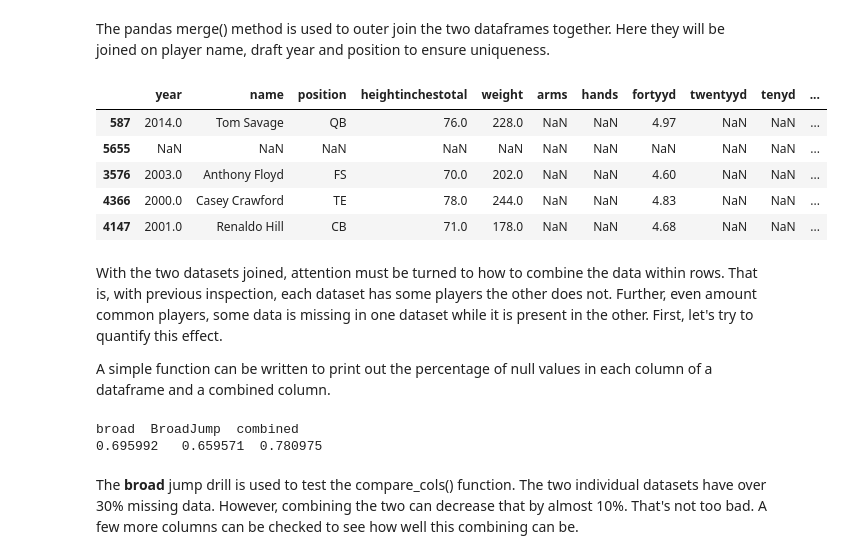
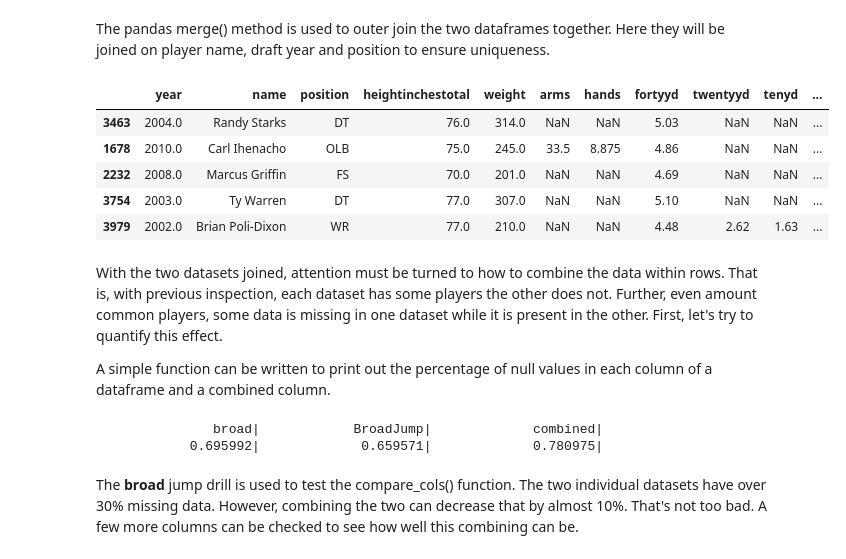
Before and after one commit to pjandir/CapstoneProject1, a Jupyter notebook: data-wrangling.ipynb, the cells around one changed output. Drawn from its saved outputs; the diff is of its cells as text; code cells hidden in the pictures.

```diff
--- a/data-wrangling.ipynb
+++ b/data-wrangling.ipynb
@@ -304,21 +310,22 @@ df_sr.groupby("Year").apply(lambda x: x.notnull().mean()).T
 # %% [markdown]
 The pandas merge() method is used to outer join the two dataframes together. Here they will be joined on player name, draft year and position to ensure uniqueness.
 # %%
-df2 = df.merge(df_sr, left_on=['name','year','position'], right_on=['Player','Year','Pos'], how='outer', indicator=True)
+df2 = df.merge(df_sr, left_on=['name','year','position'], right_on=['Player','Year','Pos'],
+               how='outer', indicator=True)
 df2.sample(5)
 # %% [output]
 |  | year | name | position | heightinchestotal | weight | arms | hands | fortyyd | twentyyd | tenyd | ... |
-| 587 | 2014.0 | Tom Savage | QB | 76.0 | 228.0 | NaN | NaN | 4.97 | NaN | NaN | ... |
-| 5655 | NaN | NaN | NaN | NaN | NaN | NaN | NaN | NaN | NaN | NaN | ... |
-| 3576 | 2003.0 | Anthony Floyd | FS | 70.0 | 202.0 | NaN | NaN | 4.60 | NaN | NaN | ... |
-| 4366 | 2000.0 | Casey Crawford | TE | 78.0 | 244.0 | NaN | NaN | 4.83 | NaN | NaN | ... |
-| 4147 | 2001.0 | Renaldo Hill | CB | 71.0 | 178.0 | NaN | NaN | 4.68 | NaN | NaN | ... |
+| 3463 | 2004.0 | Randy Starks | DT | 76.0 | 314.0 | NaN | NaN | 5.03 | NaN | NaN | ... |
+| 1678 | 2010.0 | Carl Ihenacho | OLB | 75.0 | 245.0 | 33.5 | 8.875 | 4.86 | NaN | NaN | ... |
+| 2232 | 2008.0 | Marcus Griffin | FS | 70.0 | 201.0 | NaN | NaN | 4.69 | NaN | NaN | ... |
+| 3754 | 2003.0 | Ty Warren | DT | 77.0 | 307.0 | NaN | NaN | 5.10 | NaN | NaN | ... |
+| 3979 | 2002.0 | Brian Poli-Dixon | WR | 77.0 | 210.0 | NaN | NaN | 4.48 | 2.62 | 1.63 | ... |
 # %% [markdown]
 With the two datasets joined, attention must be turned to how to combine the data within rows. That is, with previous inspection, each dataset has some players the other does not. Further, even amount common players, some data is missing in one dataset while it is present in the other. First, let's try to quantify this effect.
 
 A simple function can be written to print out the percentage of null values in each column of a dataframe and a combined column.
 # %%
-def compare_cols(thedf,col1,col2):
+def compare_cols(thedf, col1, col2):
     ''' Compare columns on newly joined dataframe:
         - Function expects second column to be from Sports Reference
         - Create temp df with all NaN's filled to an obvious value
@@ -334,13 +341,19 @@ def compare_cols(thedf,col1,col2):
     df_temp.replace(-1, np.nan, inplace=True)
 
     df_print = pd.DataFrame(df_temp.apply(lambda x: x.notnull().mean())).T
-    print(df_print.to_string(index=False))
 
+    #Print it out
+    for col in df_print.columns:
+        print('%20s|' % col, end=' ')
+    print()
+    for col in df_print.columns:
+        print('%20f|' % df_print[col], end=' ')
+    print('\n')
 
-compare_cols(df2,'broad','BroadJump')
+compare_cols(df2, 'broad', 'BroadJump')
 # %% [output]
-broad  BroadJump  combined
-0.695992   0.659571  0.780975
+               broad|            BroadJump|             combined|
+            0.695992|             0.659571|             0.780975|
 # %% [markdown]
 The **broad** jump drill is used to test the compare_cols() function. The two individual datasets have over 30% missing data. However, combining the two can decrease that by almost 10%. That's not too bad. A few more columns can be checked to see how well this combining can be.
 # %%
```
Also changed, not shown: parts of 32 cells of this notebook, 2 other files.
